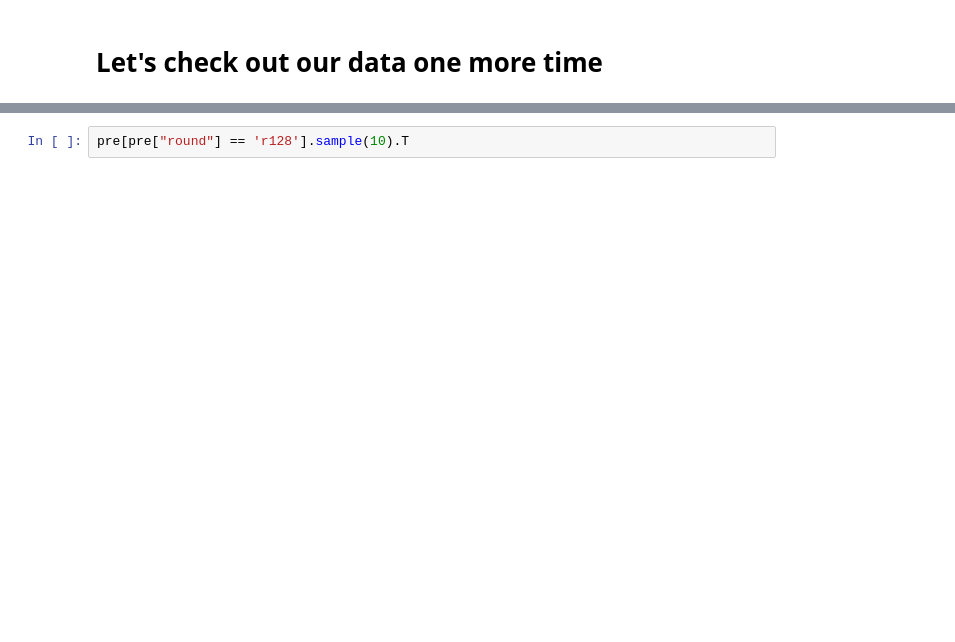
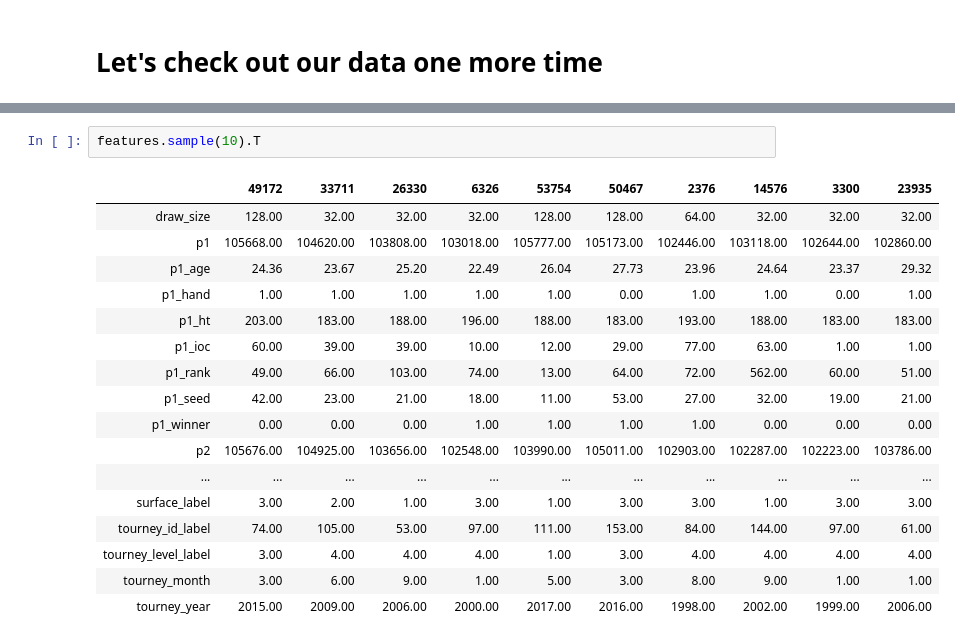
Before and after one commit to sv650s/atp-tennis-predictions, a Jupyter notebook: notebooks/3-atp_basic_feature_engineering.ipynb, the cells around one changed output, grey strips where cells are left out. Drawn from its saved outputs; the diff is of its cells as text; blank space fills up the shorter version.

```diff
--- a/notebooks/3-atp_basic_feature_engineering.ipynb
+++ b/notebooks/3-atp_basic_feature_engineering.ipynb
@@ -326,2 +496,20 @@ matches.sample(10).T
 # %%
-pre[pre["round"] == 'r128'].sample(10).T
+features.sample(10).T
+# %% [output]
+|  | 49172 | 33711 | 26330 | 6326 | 53754 | 50467 | 2376 | 14576 | 3300 | 23935 |
+| draw_size | 128.00 | 32.00 | 32.00 | 32.00 | 128.00 | 128.00 | 64.00 | 32.00 | 32.00 | 32.00 |
+| p1 | 105668.00 | 104620.00 | 103808.00 | 103018.00 | 105777.00 | 105173.00 | 102446.00 | 103118.00 | 102644.00 | 102860.00 |
+| p1_age | 24.36 | 23.67 | 25.20 | 22.49 | 26.04 | 27.73 | 23.96 | 24.64 | 23.37 | 29.32 |
+| p1_hand | 1.00 | 1.00 | 1.00 | 1.00 | 1.00 | 0.00 | 1.00 | 1.00 | 0.00 | 1.00 |
+| p1_ht | 203.00 | 183.00 | 188.00 | 196.00 | 188.00 | 183.00 | 193.00 | 188.00 | 183.00 | 183.00 |
+| p1_ioc | 60.00 | 39.00 | 39.00 | 10.00 | 12.00 | 29.00 | 77.00 | 63.00 | 1.00 | 1.00 |
+| p1_rank | 49.00 | 66.00 | 103.00 | 74.00 | 13.00 | 64.00 | 72.00 | 562.00 | 60.00 | 51.00 |
+| p1_seed | 42.00 | 23.00 | 21.00 | 18.00 | 11.00 | 53.00 | 27.00 | 32.00 | 19.00 | 21.00 |
+| p1_winner | 0.00 | 0.00 | 0.00 | 1.00 | 1.00 | 1.00 | 1.00 | 0.00 | 0.00 | 0.00 |
+| p2 | 105676.00 | 104925.00 | 103656.00 | 102548.00 | 103990.00 | 105011.00 | 102903.00 | 102287.00 | 102223.00 | 103786.00 |
+| ... | ... | ... | ... | ... | ... | ... | ... | ... | ... | ... |
+| surface_label | 3.00 | 2.00 | 1.00 | 3.00 | 1.00 | 3.00 | 3.00 | 1.00 | 3.00 | 3.00 |
+| tourney_id_label | 74.00 | 105.00 | 53.00 | 97.00 | 111.00 | 153.00 | 84.00 | 144.00 | 97.00 | 61.00 |
+| tourney_level_label | 3.00 | 4.00 | 4.00 | 4.00 | 1.00 | 3.00 | 4.00 | 4.00 | 4.00 | 4.00 |
+| tourney_month | 3.00 | 6.00 | 9.00 | 1.00 | 5.00 | 3.00 | 8.00 | 9.00 | 1.00 | 1.00 |
+| tourney_year | 2015.00 | 2009.00 | 2006.00 | 2000.00 | 2017.00 | 2016.00 | 1998.00 | 2002.00 | 1999.00 | 2006.00 |
```
Also changed, not shown: parts of 21 cells of this notebook.
